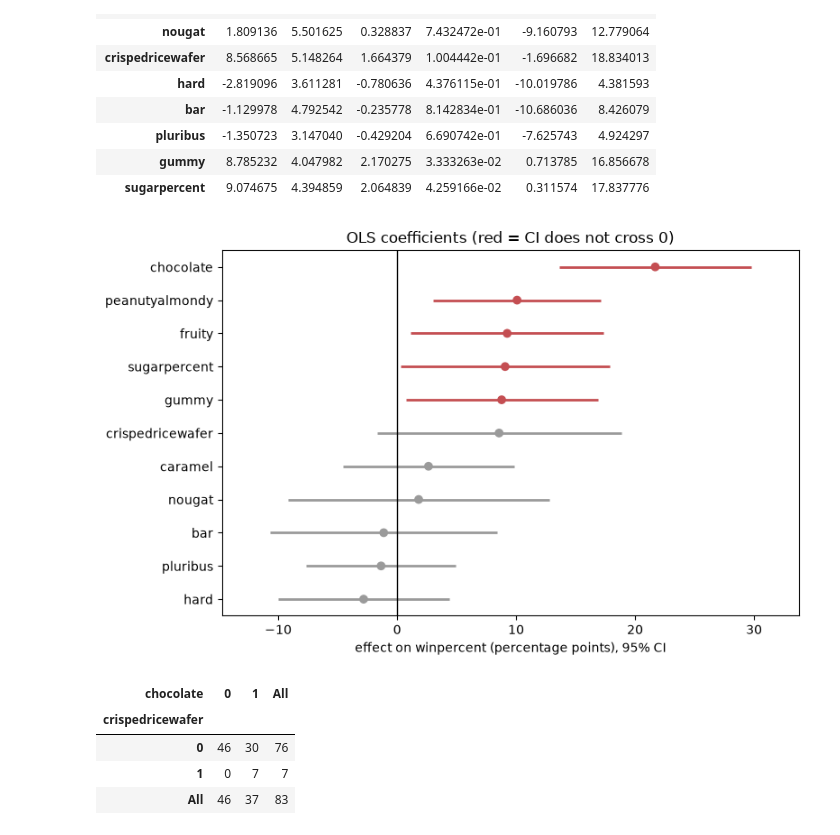
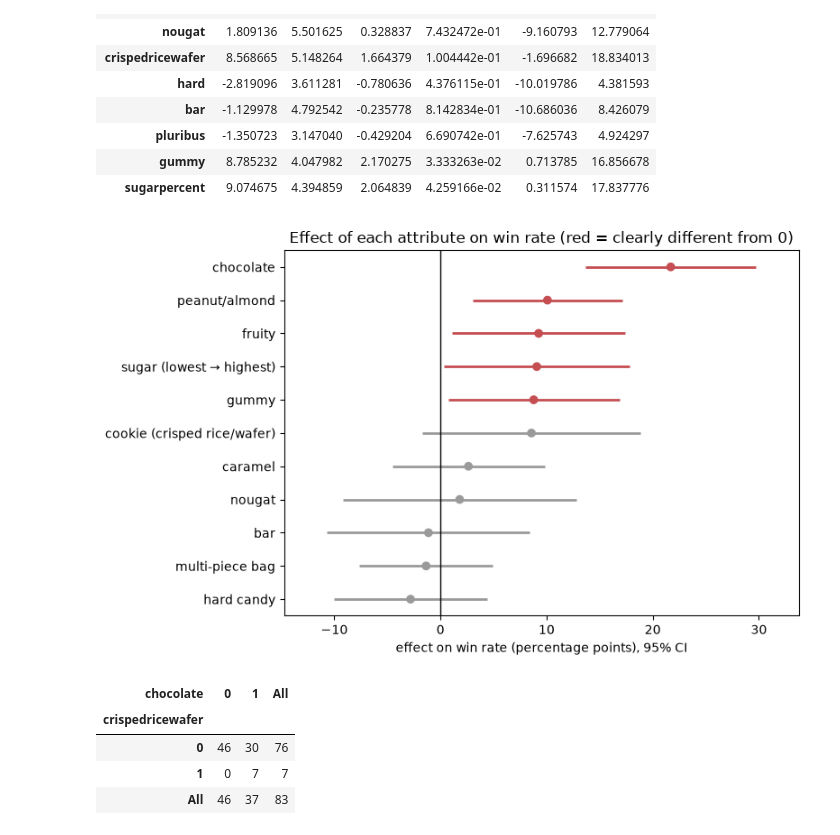
Before and after one commit to edeszarka/candy-power-ranking, a Jupyter notebook: notebooks/02_model.ipynb, the cells around one changed output. Saved outputs shown, nothing was run; the diff lists cells and outputs as text; code cells hidden in the pictures.

Commit message:
Add profile plot and plain-language figure labels

```diff
--- a/notebooks/02_model.ipynb
+++ b/notebooks/02_model.ipynb
@@ -62,23 +62,31 @@ n = 83, dof = 71, r2 = 0.5635738412989566, adj_r2 = 0.49595852093682313
 # %%
 coefs = res["table"].drop(index="const").sort_values("coef")
 significant = (coefs["ci_low"] > 0) | (coefs["ci_high"] < 0)
 colors = significant.map({True: "#C44E52", False: "#9A9A9A"})
 
 fig, ax = plt.subplots(figsize=(8, 5))
 ypos = range(len(coefs))
 ax.hlines(ypos, coefs["ci_low"], coefs["ci_high"], colors=colors, lw=2)
 ax.scatter(coefs["coef"], ypos, color=colors, zorder=3)
 ax.axvline(0, color="black", lw=1)
 ax.set_yticks(list(ypos))
-ax.set_yticklabels(coefs.index)
-ax.set_xlabel("effect on winpercent (percentage points), 95% CI")
-ax.set_title("OLS coefficients (red = CI does not cross 0)")
+# plain-language labels for the slides
+labels = {
+    "chocolate": "chocolate", "fruity": "fruity", "caramel": "caramel",
+    "peanutyalmondy": "peanut/almond", "nougat": "nougat",
+    "crispedricewafer": "cookie (crisped rice/wafer)", "hard": "hard candy",
+    "bar": "bar", "pluribus": "multi-piece bag", "gummy": "gummy",
+    "sugarpercent": "sugar (lowest → highest)",
+}
+ax.set_yticklabels([labels[name] for name in coefs.index])
+ax.set_xlabel("effect on win rate (percentage points), 95% CI")
+ax.set_title("Effect of each attribute on win rate (red = clearly different from 0)")
 ax.margins(x=0.1)
 fig.tight_layout()
 fig.savefig(FIG_DIR / "06_coef_plot.png", dpi=150)
 plt.show()
 # %% [output]
-[figure, old version]
+[figure, new version]
 # %%
 # segment overlap: cookie candies vs. chocolate, gummies vs. fruity
 display(pd.crosstab(df["crispedricewafer"], df["chocolate"], margins=True))
```
Also changed, not shown: parts of 1 cell of this notebook, 2 other files.
